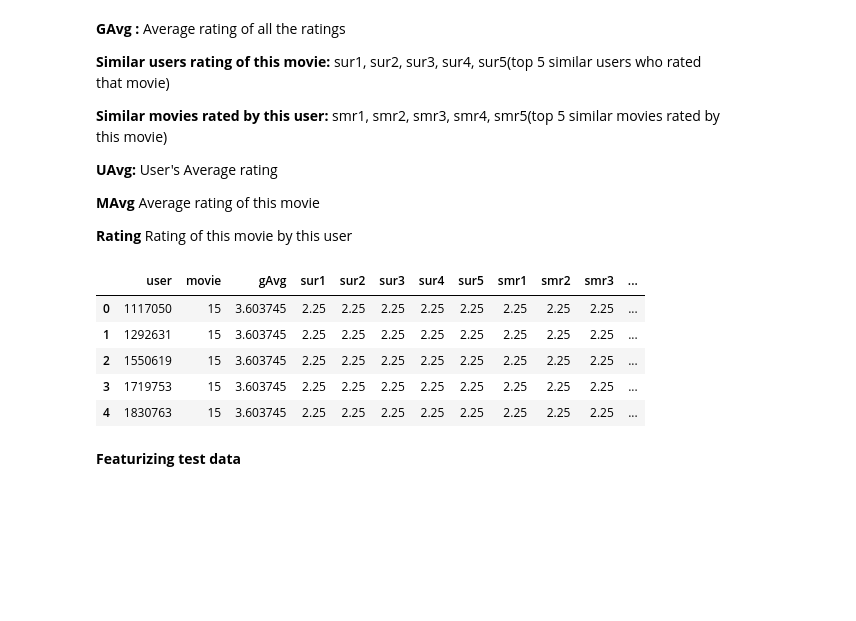
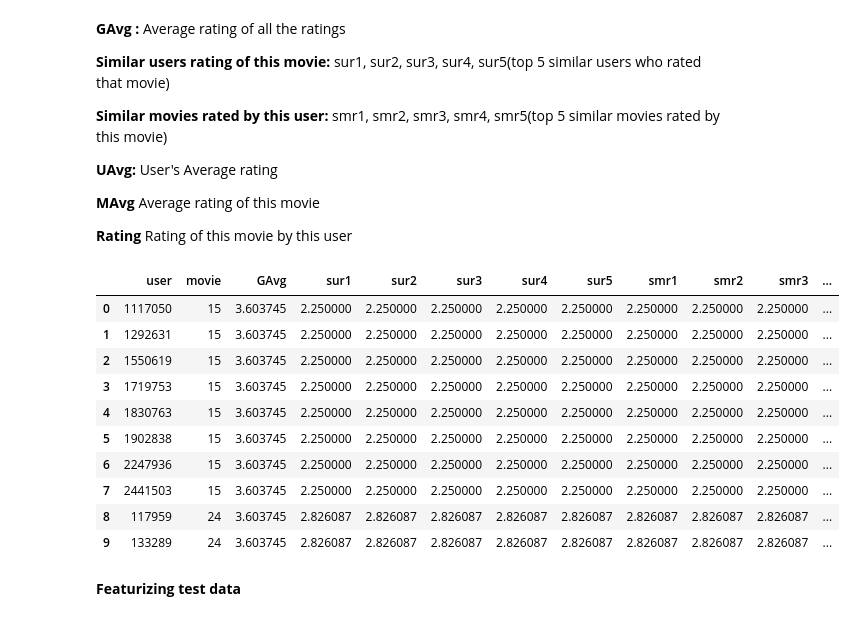
Before and after one commit to AnilKumar-06/Movie-Recommandation, a Jupyter notebook: NetflixRecommandationSystem.ipynb, the cells around one changed output. Drawn from its saved outputs; the diff is of its cells as text; code cells hidden in the pictures; blank space fills up the shorter version.

```diff
--- a/NetflixRecommandationSystem.ipynb
+++ b/NetflixRecommandationSystem.ipynb
@@ -1020,16 +1033,21 @@ File already exits you don't have to prepare again.
 **Rating** Rating of this movie by this user
 # %%
 reg_train = pd.read_csv("/content/drive/MyDrive/ML_Projects/NetflixRecoomandation/reg_train.csv",
-                        names = ['user', 'movie','gAvg','sur1','sur2','sur3','sur4','sur5','smr1',
+                        names = ['user', 'movie','GAvg','sur1','sur2','sur3','sur4','sur5','smr1',
                                  'smr2','smr3','smr4','smr5','UAvg','MAvg','rating'], header=None)
-reg_train.head()
+reg_train.head(10)
 # %% [output]
-|  | user | movie | gAvg | sur1 | sur2 | sur3 | sur4 | sur5 | smr1 | smr2 | smr3 | ... |
-| 0 | 1117050 | 15 | 3.603745 | 2.25 | 2.25 | 2.25 | 2.25 | 2.25 | 2.25 | 2.25 | 2.25 | ... |
-| 1 | 1292631 | 15 | 3.603745 | 2.25 | 2.25 | 2.25 | 2.25 | 2.25 | 2.25 | 2.25 | 2.25 | ... |
-| 2 | 1550619 | 15 | 3.603745 | 2.25 | 2.25 | 2.25 | 2.25 | 2.25 | 2.25 | 2.25 | 2.25 | ... |
-| 3 | 1719753 | 15 | 3.603745 | 2.25 | 2.25 | 2.25 | 2.25 | 2.25 | 2.25 | 2.25 | 2.25 | ... |
-| 4 | 1830763 | 15 | 3.603745 | 2.25 | 2.25 | 2.25 | 2.25 | 2.25 | 2.25 | 2.25 | 2.25 | ... |
+|  | user | movie | GAvg | sur1 | sur2 | sur3 | sur4 | sur5 | smr1 | smr2 | smr3 | ... |
+| 0 | 1117050 | 15 | 3.603745 | 2.250000 | 2.250000 | 2.250000 | 2.250000 | 2.250000 | 2.250000 | 2.250000 | 2.250000 | ... |
+| 1 | 1292631 | 15 | 3.603745 | 2.250000 | 2.250000 | 2.250000 | 2.250000 | 2.250000 | 2.250000 | 2.250000 | 2.250000 | ... |
+| 2 | 1550619 | 15 | 3.603745 | 2.250000 | 2.250000 | 2.250000 | 2.250000 | 2.250000 | 2.250000 | 2.250000 | 2.250000 | ... |
+| 3 | 1719753 | 15 | 3.603745 | 2.250000 | 2.250000 | 2.250000 | 2.250000 | 2.250000 | 2.250000 | 2.250000 | 2.250000 | ... |
+| 4 | 1830763 | 15 | 3.603745 | 2.250000 | 2.250000 | 2.250000 | 2.250000 | 2.250000 | 2.250000 | 2.250000 | 2.250000 | ... |
+| 5 | 1902838 | 15 | 3.603745 | 2.250000 | 2.250000 | 2.250000 | 2.250000 | 2.250000 | 2.250000 | 2.250000 | 2.250000 | ... |
+| 6 | 2247936 | 15 | 3.603745 | 2.250000 | 2.250000 | 2.250000 | 2.250000 | 2.250000 | 2.250000 | 2.250000 | 2.250000 | ... |
+| 7 | 2441503 | 15 | 3.603745 | 2.250000 | 2.250000 | 2.250000 | 2.250000 | 2.250000 | 2.250000 | 2.250000 | 2.250000 | ... |
+| 8 | 117959 | 24 | 3.603745 | 2.826087 | 2.826087 | 2.826087 | 2.826087 | 2.826087 | 2.826087 | 2.826087 | 2.826087 | ... |
+| 9 | 133289 | 24 | 3.603745 | 2.826087 | 2.826087 | 2.826087 | 2.826087 | 2.826087 | 2.826087 | 2.826087 | 2.826087 | ... |
 # %% [markdown]
 **Featurizing test data**
 # %%
```
Also changed, not shown: parts of 41 cells of this notebook.
